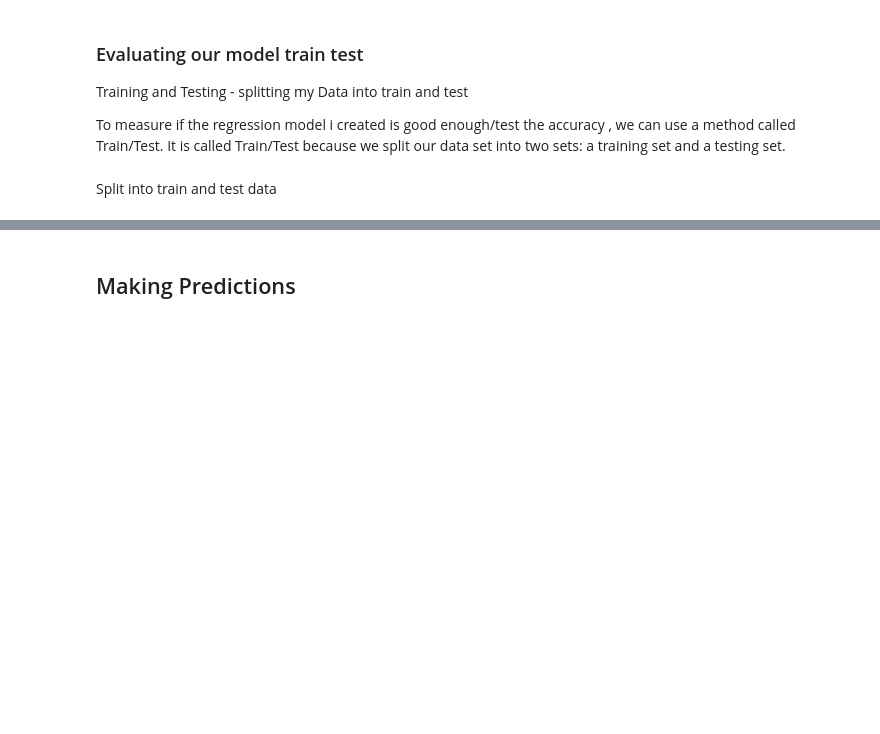
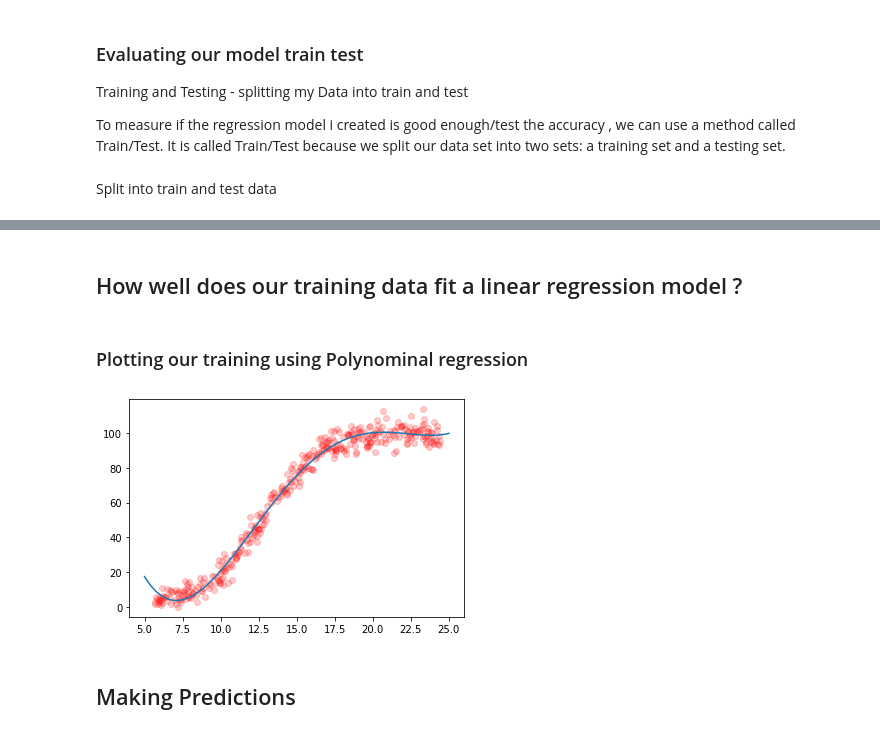
Before and after one commit to brendantipp/sem2_fun_data_analysis_project, a Jupyter notebook: linear_regression.ipynb, the cells around one changed output, grey strips where cells are left out. Cells and saved outputs as stored; diff of their text form; code cells hidden in the pictures; blank space fills up the shorter version.

```diff
--- a/linear_regression.ipynb
+++ b/linear_regression.ipynb
@@ -269,3 +294,15 @@ test_power = power[80:]
+# %% [markdown]
+## How well does our training data fit a linear regression model ?
+# %% [markdown]
+### Plotting our training using Polynominal regression
+# %%
+new_model = np.poly1d(np.polyfit(train_speed, train_power, 4))
+new_line = np.linspace(5, 25, 100)
+plt.scatter(train_speed, train_power,color='red',alpha=0.2)
+plt.plot(new_line, new_model(new_line))
+plt.show();
+# %% [output]
+[figure, added]
 # %% [markdown]
 ## Making Predictions
 # %% [markdown]
```
Also changed, not shown: parts of 13 cells of this notebook.
